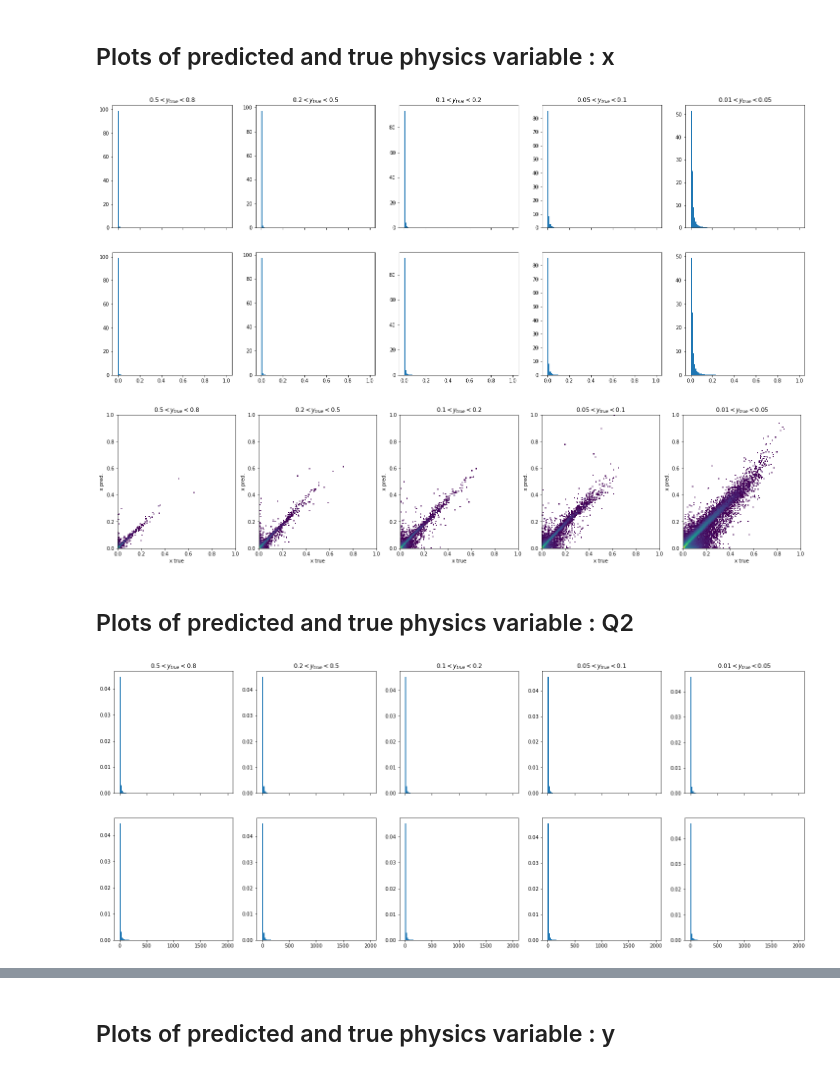
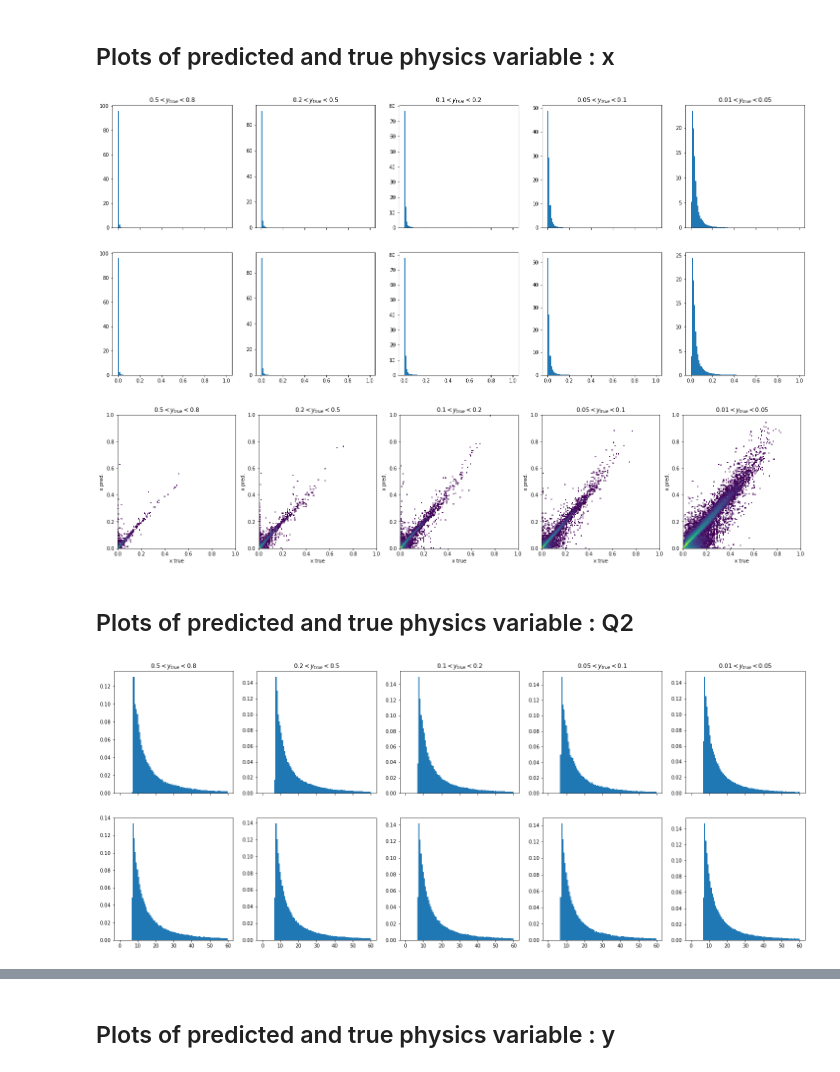
Before and after one commit to owen234/DIS-reco, a Jupyter notebook: NN_athena_rapgap_rec_inputs_train_3D_lowQ2_v1.ipynb, the cells around one changed output, grey strips where cells are left out. Drawn from its saved outputs; the diff is of its cells as text; code cells hidden in the pictures.

```diff
--- a/NN_athena_rapgap_rec_inputs_train_3D_lowQ2_v1.ipynb
+++ b/NN_athena_rapgap_rec_inputs_train_3D_lowQ2_v1.ipynb
@@ -154,7 +154,7 @@ pandas_df.eval( 'gen_log_Q2 = log(from_tlv_gen_Q2)', inplace=True )
 # %%
 pandas_df = pandas_df.query('obs_event_Empz > 32 and obs_event_Empz < 40')
 
-pandas_df = pandas_df.query('from_tlv_gen_Q2 > 2')
+pandas_df = pandas_df.query('from_tlv_gen_Q2 > 7')
 # %%
 pandas_df.hist( figsize=(20,20), bins=100, column=['from_tlv_gen_x','from_tlv_gen_y','from_tlv_gen_Q2',
                                   'gen_log_x','gen_log_y','gen_log_Q2','obs_event_Empz'])
@@ -592,7 +597,7 @@ ax[0][4].set_title('$0.01<y_{true}<0.05$')
 
 plt.show()
 # %% [output]
-[figure, old version]
+[figure, new version]
 # %%
 fig,ax = plt.subplots(1,5,figsize=(25,5))
 
@@ -640,38 +645,38 @@ for i in range(5):
 
 plt.show()
 # %% [output]
-[figure, old version]
+[figure, new version]
 # %% [markdown]
 ## Plots of predicted and true physics variable : Q2
 # %%
 fig,ax = plt.subplots(2,5,figsize=(25,10),sharex='col')
 
-xmax = 2000
+xmax = 60
 
 ax[0][0].hist(pred_vals[:,1][(GY_test > 0.5)*(GY_test < 0.8)],density=True,bins=100,range=(0,xmax))
 ax[0][1].hist(pred_vals[:,1][(GY_test > 0.2)*(GY_test < 0.5)],density=True,bins=100,range=(0,xmax))
 ax[0][2].hist(pred_vals[:,1][(GY_test > 0.1)*(GY_test < 0.2)],density=True,bins=100,range=(0,xmax))
 ax[0][3].hist(pred_vals[:,1][(GY_test > 0.05)*(GY_test < 0.1)],density=True,bins=100,range=(0,xmax))
 ax[0][4].hist(pred_vals[:,1][(GY_test > 0.01)*(GY_test < 0.05)],density=True,bins=100,range=(0,xmax))
 
 ax[1][0].hist(true_vals[:,1][(GY_test > 0.5)*(GY_test < 0.8)],density=True,bins=100,range=(0,xmax))
 ax[1][1].hist(true_vals[:,1][(GY_test > 0.2)*(GY_test < 0.5)],density=True,bins=100,range=(0,xmax))
 ax[1][2].hist(true_vals[:,1][(GY_test > 0.1)*(GY_test < 0.2)],density=True,bins=100,range=(0,xmax))
 ax[1][3].hist(true_vals[:,1][(GY_test > 0.05)*(GY_test < 0.1)],density=True,bins=100,range=(0,xmax))
 ax[1][4].hist(true_vals[:,1][(GY_test > 0.01)*(GY_test < 0.05)],density=True,bins=100,range=(0,xmax))
 
 
 ax[0][0].set_title('$0.5<y_{true}<0.8$')
 ax[0][1].set_title('$0.2<y_{true}<0.5$')
 ax[0][2].set_title('$0.1<y_{true}<0.2$')
 ax[0][3].set_title('$0.05<y_{true}<0.1$')
 ax[0][4].set_title('$0.01<y_{true}<0.05$')
 
 
 
 plt.show()
 # %% [output]
-[figure, old version]
+[figure, new version]
 # %%
 fig,ax = plt.subplots(1,5,figsize=(25,5))
 
```
Also changed, not shown: parts of 26 cells of this notebook, 7 other files.
